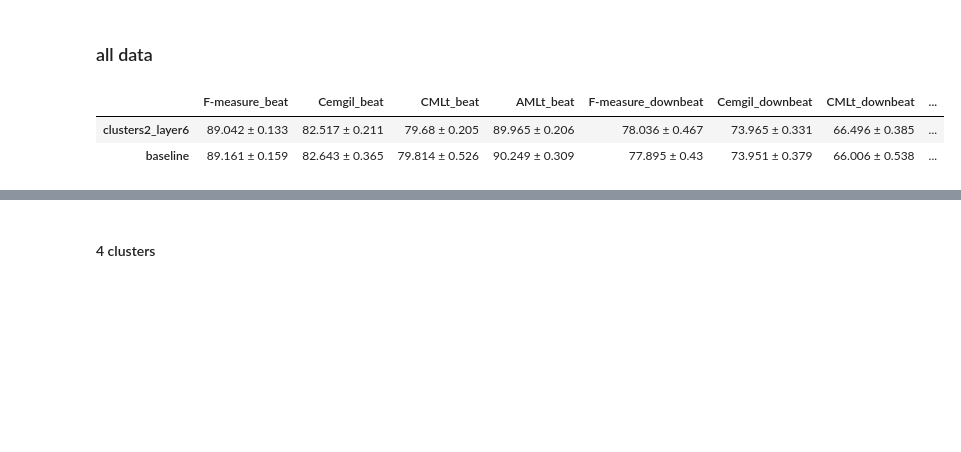
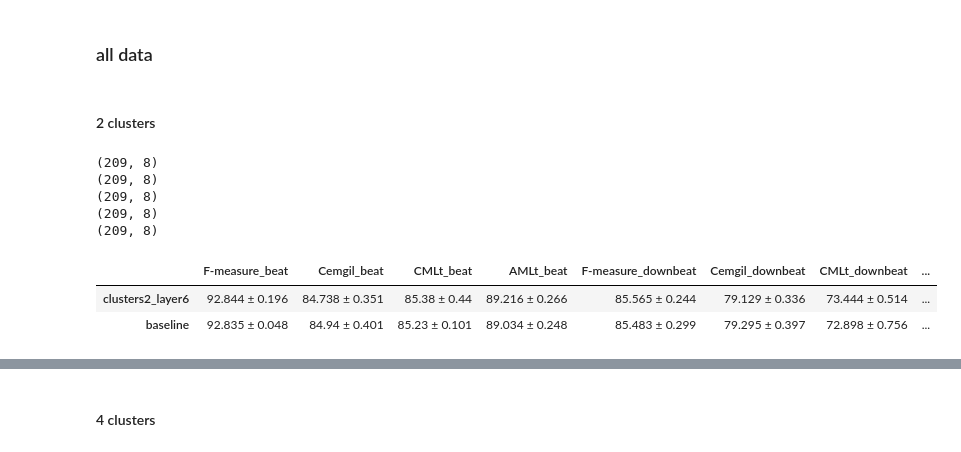
Before and after one commit to PulyaPolya/beat_this, a Jupyter notebook: results_evaluation.ipynb, the cells around one changed output, grey strips where cells are left out. Cells and saved outputs as stored; diff of their text form; code cells hidden in the pictures; blank space fills up the shorter version.

```diff
--- a/results_evaluation.ipynb
+++ b/results_evaluation.ipynb
@@ -48,10 +103,26 @@ def construct_df_clsuter_data(json_path, seed, cluster_config, cluster_number,re
     return df
 
 # join results for all clusters in the given clustering configuration and join then in final df
-def construct_total_df (json_path, seed, cluster_config, cluster_numbers, rename_columns= None, names = None):
+def construct_total_df (json_path, seed, cluster_config, cluster_numbers, rename_columns= None, names = None, skip_cluster = [], df_path = None):
     df_list = []
+    #print(skip_cluster)
     for cluster_number in cluster_numbers:
-        df_cluster = construct_df_clsuter_data(json_path, seed, cluster_config, cluster_number, rename_columns= rename_columns, names = names)
+        if cluster_number in skip_cluster:
+            print(f"skippint cluster {cluster_number}")
+            df_cluster  = get_restults_per_cluster(
+                json_path, cluster=cluster_number, seeds=[seed], cluster_config=cluster_config,
+                df_path=df_path, full=True, per_cluster=True, name = names[0], return_per_track=True
+            )
+            # res_base = pd.DataFrame.from_dict(scores_cl_base[0]  , orient="index", columns=[f"baseline"])
+            # df_cluster = pd.DataFrame(res_base)
+            print(df_cluster.shape)
+
+        else:
+
+            df_cluster = construct_df_clsuter_data(json_path, seed, cluster_config, cluster_number, rename_columns= rename_columns, names = names)
+            #
+            if cluster_number == 2:
+                print(df_cluster.shape)
         df_list.append (df_cluster)
     df_total = pd.concat(df_list, axis=0)
     df = df_total.groupby(df_total.index).mean()
@@ -93,7 +164,7 @@ def get_total_results (seeds, json_val_path,layer, clusters, ):
     df_result =  pd.concat(df_list, axis=1)
     return df_result
 # %%
-def get_total_results_new(seeds, json_val_path,layer = None, clusters = None, full = False, rename_columns = None, names = None):
+def get_total_results_new(seeds, json_val_path,layer = None, clusters = None, full = False, rename_columns = None, names = None, skip_cluster = [], df_path = None):
     df_list = []
     for seed in seeds:
         if full:
@@ -101,7 +172,8 @@ def get_total_results_new(seeds, json_val_path,layer = None, clusters = None, fu
         else:
             cluster_numbers = np.arange(clusters) +1
             cluster_config = f"clusters{clusters}_layer{layer}"
-            df_total = construct_total_df (json_val_path, seed=seed, cluster_config=cluster_config, cluster_numbers=cluster_numbers, rename_columns=rename_columns, names = names)
+            df_total = construct_total_df (json_val_path, seed=seed, cluster_config=cluster_config, cluster_numbers=cluster_numbers,
+                                           rename_columns=rename_columns, names = names, skip_cluster = skip_cluster, df_path = df_path)
         means_total = (df_total.mean()* 100).to_dict()
         means_total_renamed =means_total.copy()# rename_keys_dict(means_total)
         #print(diff_dict_renamed)
@@ -2909,25 +2993,32 @@ genres are Classical + Jazz
  'Classical + Jazz')
 # %% [markdown]
 ### all data
+# %% [markdown]
+#### 2 clusters
 # %%
 seeds = [0,1, 2,3,4]
 names =["full_model_trial12", "cluster_1_trial_39", "cluster_2_trial_34"]
-json_path = "json_test_scores"
+json_path = "json_val_scores"
 df_seeds_mean, df_seeds_std, df_final_baseline = get_total_results_new(seeds = seeds, json_val_path = json_path, full = True, names = names ) #rename_columns="baseline"
 df_seeds_mean, df_seeds_std, df_final_clusters2_layer6 = get_total_results_new(seeds = seeds, json_val_path = json_path, layer = 6, clusters = 2, names = names )
 configs = {
     "clusters2_layer6": df_final_clusters2_layer6,
 
     "baseline": df_final_baseline
 }
 final_df = pd.DataFrame(configs).T
 # #final_df["F1average"] = final_df[["F-measure_beat","F-measure_downbeat"]].mean(axis=1).round(3).astype(str)
 final_df
 #diff_vs_baseline = get_baseliine_diff (final_df , num_trials=1)
 # %% [output]
+(209, 8)
+(209, 8)
+(209, 8)
+(209, 8)
+(209, 8)
 |  | F-measure_beat | Cemgil_beat | CMLt_beat | AMLt_beat | F-measure_downbeat | Cemgil_downbeat | CMLt_downbeat | ... |
-| clusters2_layer6 | 89.042 ± 0.133 | 82.517 ± 0.211 | 79.68 ± 0.205 | 89.965 ± 0.206 | 78.036 ± 0.467 | 73.965 ± 0.331 | 66.496 ± 0.385 | ... |
-| baseline | 89.161 ± 0.159 | 82.643 ± 0.365 | 79.814 ± 0.526 | 90.249 ± 0.309 | 77.895 ± 0.43 | 73.951 ± 0.379 | 66.006 ± 0.538 | ... |
+| clusters2_layer6 | 92.844 ± 0.196 | 84.738 ± 0.351 | 85.38 ± 0.44 | 89.216 ± 0.266 | 85.565 ± 0.244 | 79.129 ± 0.336 | 73.444 ± 0.514 | ... |
+| baseline | 92.835 ± 0.048 | 84.94 ± 0.401 | 85.23 ± 0.101 | 89.034 ± 0.248 | 85.483 ± 0.299 | 79.295 ± 0.397 | 72.898 ± 0.756 | ... |
 # %%
 def extract_mean(series):
     return series.str.split("±").str[0].astype(float)
```
Also changed, not shown: parts of 19 cells of this notebook, 4 other files.
